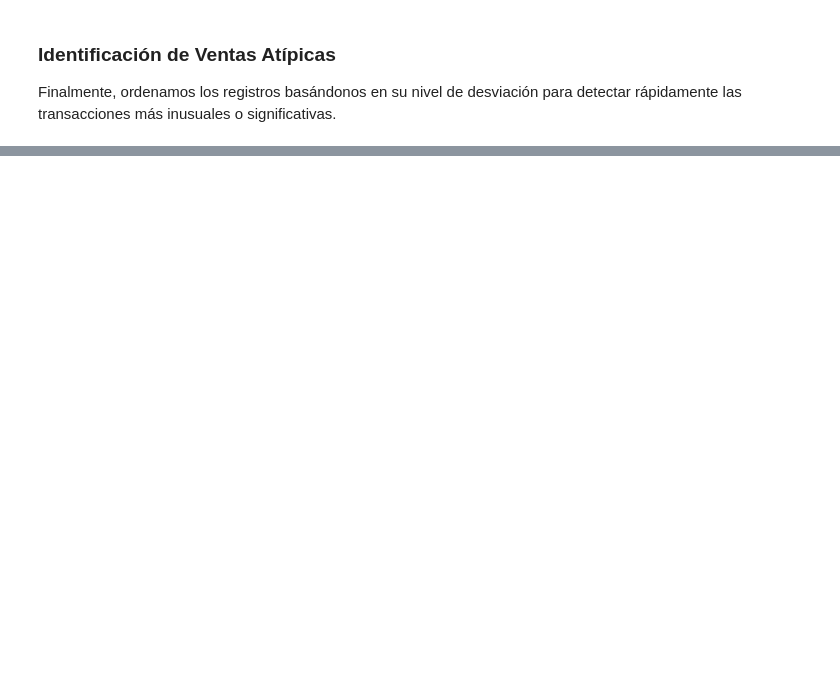
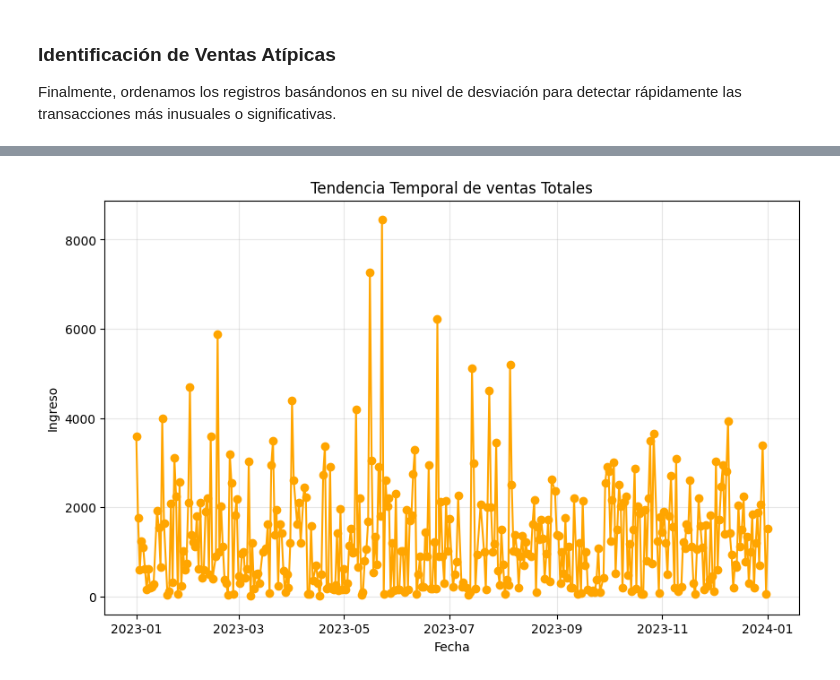
Before and after one commit to Kuoz2/An-lisis_y_Predicci-n, a Jupyter notebook: copia_de_tienda_retail_2.ipynb, the cells around one changed output, grey strips where cells are left out. Drawn from its saved outputs; the diff is of its cells as text; code cells hidden in the pictures; blank space fills up the shorter version.

```diff
--- a/copia_de_tienda_retail_2.ipynb
+++ b/copia_de_tienda_retail_2.ipynb
@@ -225,0 +304,11 @@ Finalmente, ordenamos los registros basándonos en su nivel de desviación para
+# %%
+plt.figure(figsize=(10, 6))
+df_diario= df.groupby('Date')['Total_Revenue'].sum().reset_index()
+plt.plot(df_diario['Date'], df_diario['Total_Revenue'], marker='o', linestyle='-', color='orange')
+plt.title('Tendencia Temporal de ventas Totales')
+plt.xlabel('Fecha')
+plt.ylabel('Ingreso')
+plt.grid(True, alpha=0.3)
+plt.show()
+# %% [output]
+[figure, added]
```
Also changed, not shown: parts of 13 cells of this notebook.
